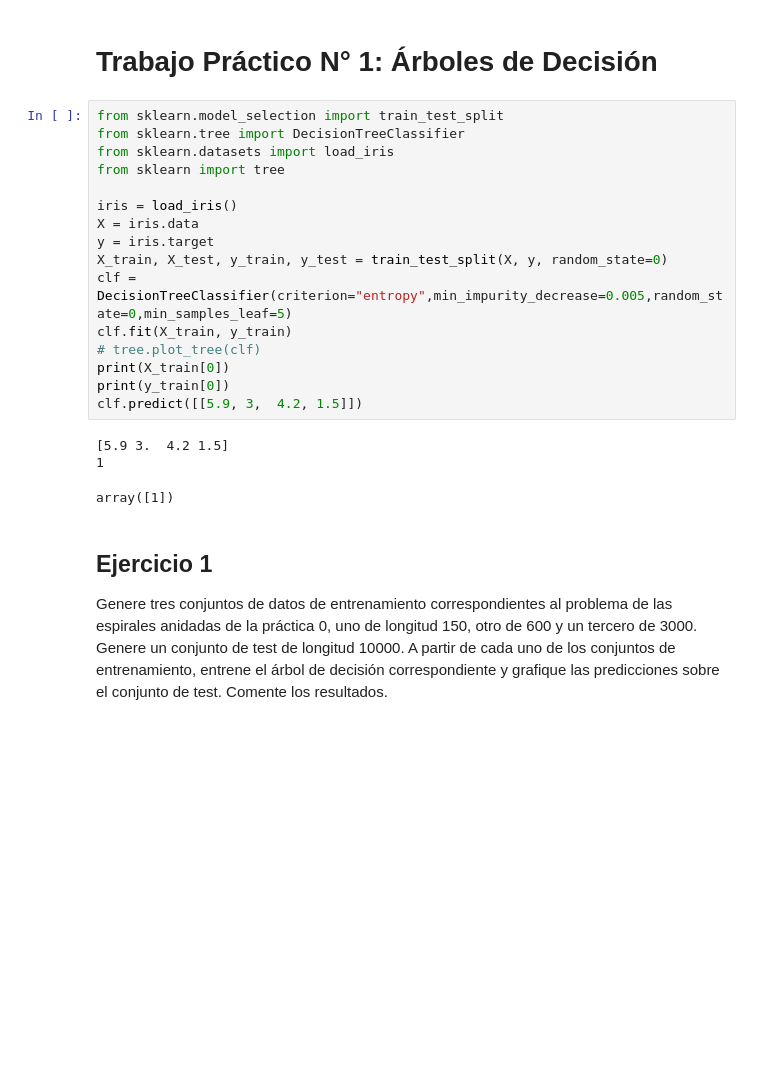
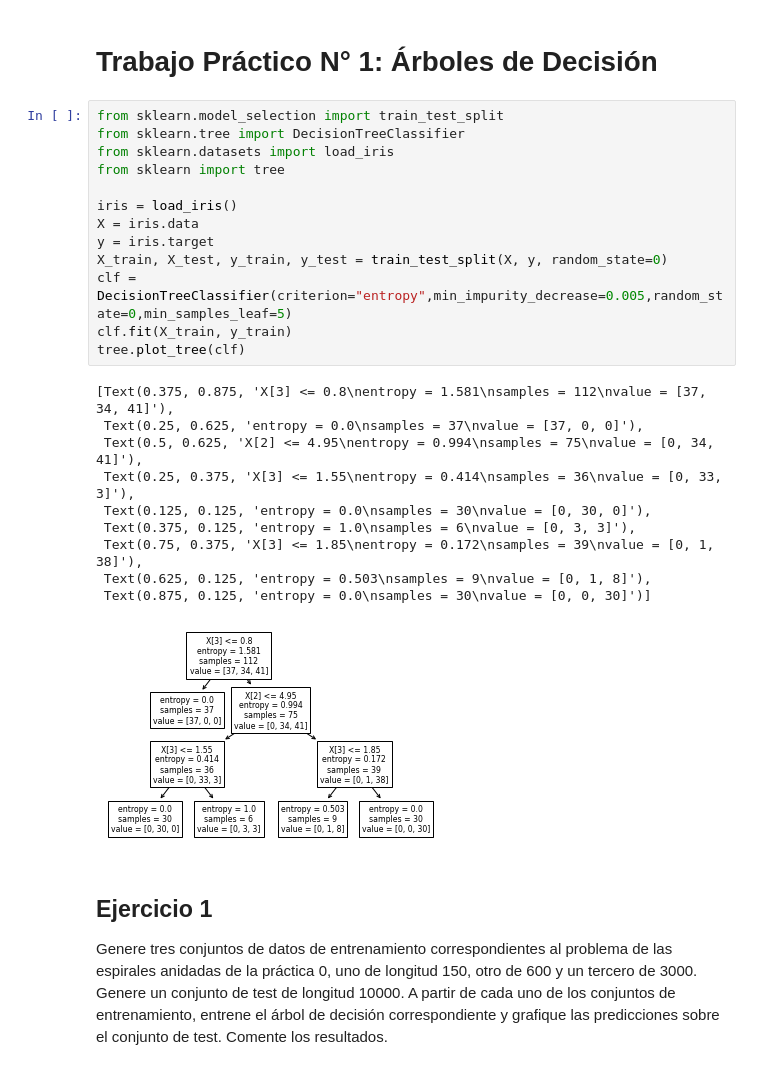
Before and after one commit to natimellino/IAA, a Jupyter notebook: TP1/ArbolesDecision.ipynb, the cells around one changed output. Drawn from its saved outputs; the diff is of its cells as text; blank space fills up the shorter version.

```diff
--- a/TP1/ArbolesDecision.ipynb
+++ b/TP1/ArbolesDecision.ipynb
@@ -3,23 +3,27 @@
 # %%
 from sklearn.model_selection import train_test_split
 from sklearn.tree import DecisionTreeClassifier
 from sklearn.datasets import load_iris
 from sklearn import tree
 
 iris = load_iris()
 X = iris.data
 y = iris.target
 X_train, X_test, y_train, y_test = train_test_split(X, y, random_state=0)
 clf = DecisionTreeClassifier(criterion="entropy",min_impurity_decrease=0.005,random_state=0,min_samples_leaf=5)
 clf.fit(X_train, y_train)
-# tree.plot_tree(clf)
-print(X_train[0])
-print(y_train[0])
-clf.predict([[5.9, 3,  4.2, 1.5]])
+tree.plot_tree(clf)
 # %% [output]
-[5.9 3.  4.2 1.5]
-1
+[Text(0.375, 0.875, 'X[3] <= 0.8\nentropy = 1.581\nsamples = 112\nvalue = [37, 34, 41]'),
+ Text(0.25, 0.625, 'entropy = 0.0\nsamples = 37\nvalue = [37, 0, 0]'),
+ Text(0.5, 0.625, 'X[2] <= 4.95\nentropy = 0.994\nsamples = 75\nvalue = [0, 34, 41]'),
+ Text(0.25, 0.375, 'X[3] <= 1.55\nentropy = 0.414\nsamples = 36\nvalue = [0, 33, 3]'),
+ Text(0.125, 0.125, 'entropy = 0.0\nsamples = 30\nvalue = [0, 30, 0]'),
+ Text(0.375, 0.125, 'entropy = 1.0\nsamples = 6\nvalue = [0, 3, 3]'),
+ Text(0.75, 0.375, 'X[3] <= 1.85\nentropy = 0.172\nsamples = 39\nvalue = [0, 1, 38]'),
+ Text(0.625, 0.125, 'entropy = 0.503\nsamples = 9\nvalue = [0, 1, 8]'),
+ Text(0.875, 0.125, 'entropy = 0.0\nsamples = 30\nvalue = [0, 0, 30]')]
-array([1])
+[figure, added]
 # %% [markdown]
 ## Ejercicio 1
 
```
Also changed, not shown: parts of 16 cells of this notebook.
